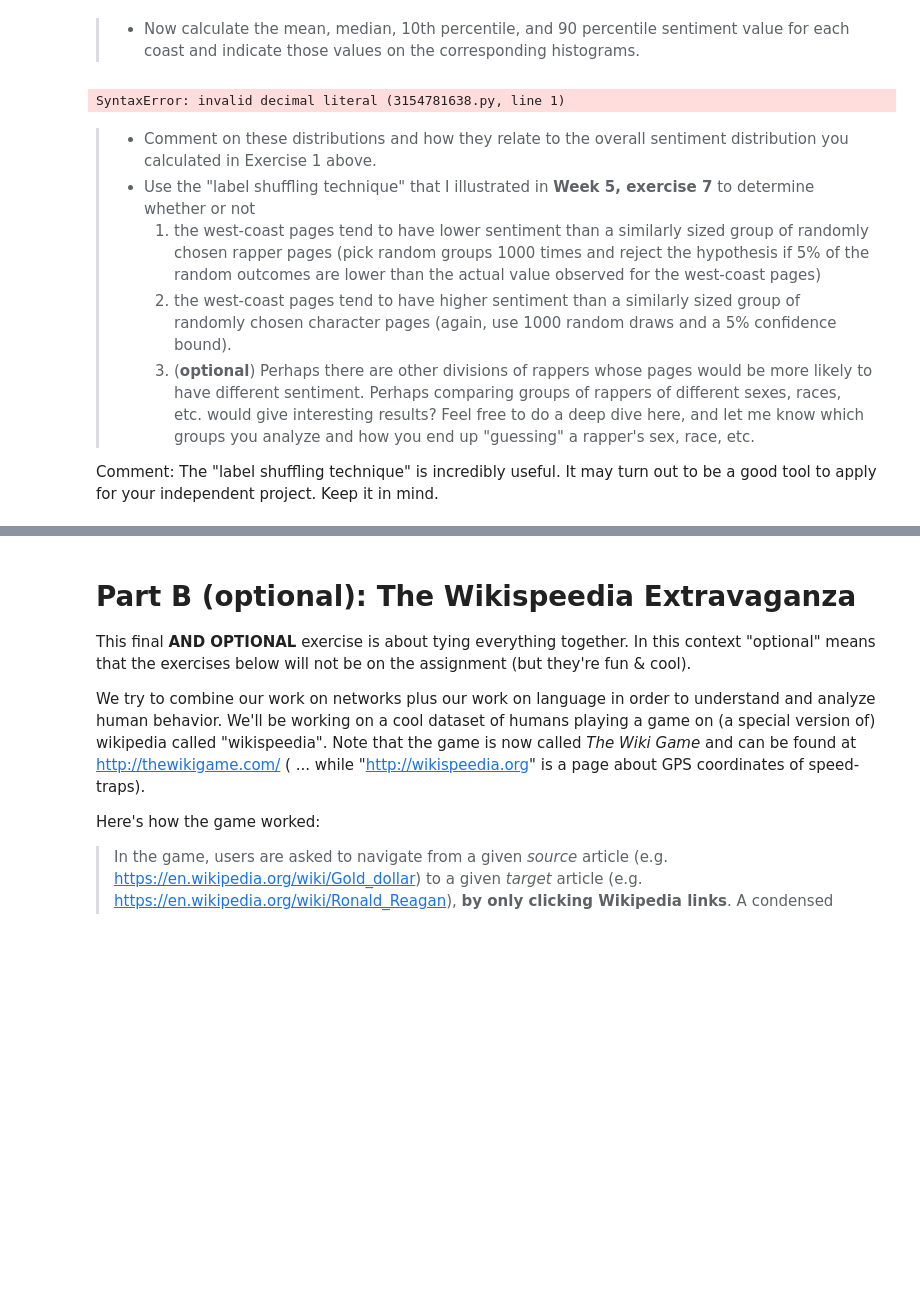
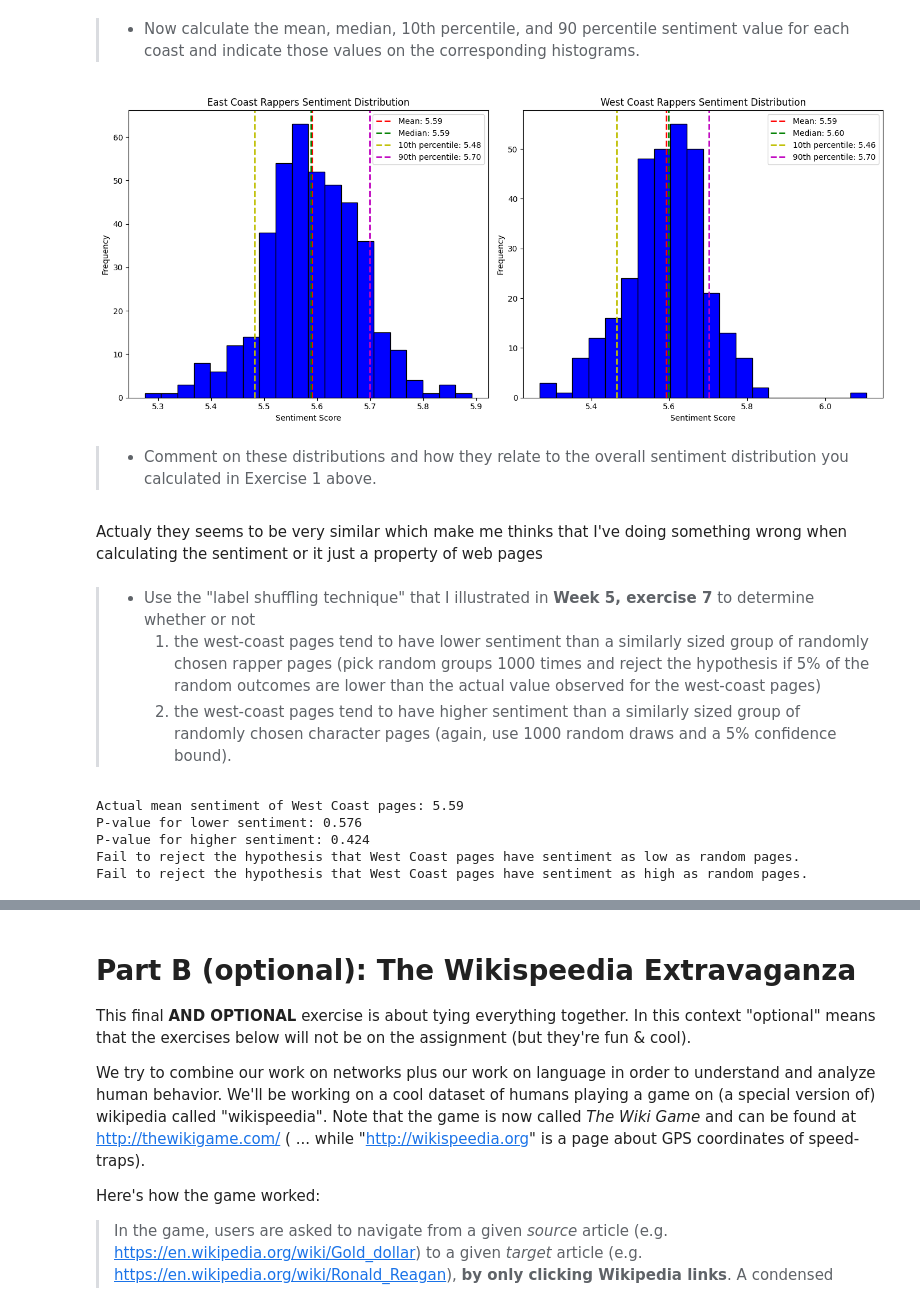
Before and after one commit to jereml99/socialgraphs2023, a Jupyter notebook: lectures/Jeremi/Week8.ipynb, the cells around one changed output, grey strips where cells are left out. Cells and saved outputs as stored; diff of their text form; code cells hidden in the pictures; blank space fills up the shorter version.

```diff
--- a/lectures/Jeremi/Week8.ipynb
+++ b/lectures/Jeremi/Week8.ipynb
@@ -269,60 +269,94 @@ From my current observation most pages are written in near neutral tone. So I do
 
 > * Now calculate the mean, median, 10th percentile, and 90 percentile sentiment value for each coast and indicate those values on the corresponding histograms.
 # %%
-
-You can use the numpy library to calculate the mean, median, 10th percentile, and 90th percentile for the sentiment values. Then, you can use vertical lines to indicate these values on the histograms.
-
-Firstly, make sure you have the numpy library installed, or install it using pip:
-
-Copy code
-pip install numpy
-Here's an updated version of your code with these additional features:
-
-python
-Copy code
 import numpy as np
 import matplotlib.pyplot as plt
 
 def plot_sentiment_histogram_with_stats(net, title):
     sentiments = [attrs['sentiment'] for _, attrs in net.nodes(data=True)]
 
     mean_sentiment = np.mean(sentiments)
     median_sentiment = np.median(sentiments)
     percentile_10th = np.percentile(sentiments, 10)
     percentile_90th = np.percentile(sentiments, 90)
 
     plt.hist(sentiments, bins=20, color='blue', edgecolor='black')
 
-    plt.axvline(mean_sentiment, color='r', linestyle='dashed', linewidth=1, label=f'Mean: {mean_sentiment:.2f}')
-    plt.axvline(median_sentiment, color='g', linestyle='dashed', linewidth=1, label=f'Median: {median_sentiment:.2f}')
-    plt.axvline(percentile_10th, color='y', linestyle='dashed', linewidth=1, label=f'10th percentile: {percentile_10th:.2f}')
-    plt.axvline(percentile_90th, color='m', linestyle='dashed', linewidth=1, label=f'90th percentile: {percentile_90th:.2f}')
+    plt.axvline(mean_sentiment, color='r', linestyle='dashed', linewidth=2, label=f'Mean: {mean_sentiment:.2f}')
+    plt.axvline(median_sentiment, color='g', linestyle='dashed', linewidth=2, label=f'Median: {median_sentiment:.2f}')
+    plt.axvline(percentile_10th, color='y', linestyle='dashed', linewidth=2, label=f'10th percentile: {percentile_10th:.2f}')
+    plt.axvline(percentile_90th, color='m', linestyle='dashed', linewidth=2, label=f'90th percentile: {percentile_90th:.2f}')
 
     plt.title(title)
     plt.xlabel("Sentiment Score")
     plt.ylabel("Frequency")
     plt.legend()
-    plt.grid(True)
 
 # Plot histograms
 plt.figure(figsize=(14, 6))
 
 plt.subplot(1, 2, 1)
 plot_sentiment_histogram_with_stats(east_coast_subgraph, "East Coast Rappers Sentiment Distribution")
 
 plt.subplot(1, 2, 2)
 plot_sentiment_histogram_with_stats(west_coast_subgraph, "West Coast Rappers Sentiment Distribution")
 
 plt.tight_layout()
 plt.show()
 # %% [output]
-SyntaxError: invalid decimal literal (3154781638.py, line 1)
+[figure, added]
+# %% [markdown]
+
+> * Comment on these distributions and how they relate to the overall sentiment distribution you calculated in Exercise 1 above.
+# %% [markdown]
+Actualy they seems to be very similar which make me thinks that I've doing something wrong when calculating the sentiment or it just a property of web pages
 # %% [markdown]
 
-> * Comment on these distributions and how they relate to the overall sentiment distribution you calculated in Exercise 1 above.
 > * Use the "label shuffling technique" that I illustrated in **Week 5, exercise 7** to determine whether or not
 >   1. the west-coast pages tend to have lower sentiment than a similarly sized group of randomly chosen rapper pages (pick random groups 1000 times and reject the hypothesis if 5% of the random outcomes are lower than the actual value observed for the west-coast pages)
 >   2. the west-coast pages tend to have higher sentiment than a similarly sized group of randomly chosen character pages (again, use 1000 random draws and a 5% confidence bound).
->   3. (**optional**) Perhaps there are other divisions of rappers whose pages would be more likely to have different sentiment. Perhaps comparing groups of rappers of different sexes, races, etc. would give interesting results? Feel free to do a deep dive here, and let me know which groups you analyze and how you end up "guessing" a rapper's sex, race, etc.
-
-Comment: The "label shuffling technique" is incredibly useful. It may turn out to be a good tool to apply for your independent project. Keep it in mind.
+# %%
+import random
+
+def label_shuffling_test(rap_network):
+    west_coast_sentiments = [attrs['sentiment'] for n, attrs in rap_network.nodes(data=True) if attrs['coast'] == Coast.WEST_COAST]
+    all_sentiments = [attrs['sentiment'] for n, attrs in rap_network.nodes(data=True)]
+
+    actual_west_coast_mean = np.mean(west_coast_sentiments)
+
+    num_trials = 1000
+    fake_means = []
+
+    for _ in range(num_trials):
+        random.shuffle(all_sentiments)
+        fake_west_coast_mean = np.mean(all_sentiments[:len(west_coast_sentiments)])
+        fake_means.append(fake_west_coast_mean)
+
+    lower_than_actual = len([x for x in fake_means if x < actual_west_coast_mean])
+    higher_than_actual = len([x for x in fake_means if x > actual_west_coast_mean])
+
+    p_value_lower = lower_than_actual / num_trials
+    p_value_higher = higher_than_actual / num_trials
+
+    print(f"Actual mean sentiment of West Coast pages: {actual_west_coast_mean:.2f}")
+    print(f"P-value for lower sentiment: {p_value_lower}")
+    print(f"P-value for higher sentiment: {p_value_higher}")
+
+    # Conclusion based on a 5% significance level
+    if p_value_lower < 0.05:
+        print("Reject the hypothesis that West Coast pages have sentiment as low as random pages.")
+    else:
+        print("Fail to reject the hypothesis that West Coast pages have sentiment as low as random pages.")
+
+    if p_value_higher < 0.05:
+        print("Reject the hypothesis that West Coast pages have sentiment as high as random pages.")
+    else:
+        print("Fail to reject the hypothesis that West Coast pages have sentiment as high as random pages.")
+
+label_shuffling_test(rap_network)
+# %% [output]
+Actual mean sentiment of West Coast pages: 5.59
+P-value for lower sentiment: 0.576
+P-value for higher sentiment: 0.424
+Fail to reject the hypothesis that West Coast pages have sentiment as low as random pages.
+Fail to reject the hypothesis that West Coast pages have sentiment as high as random pages.
```
Also changed, not shown: parts of 1 cell of this notebook.
